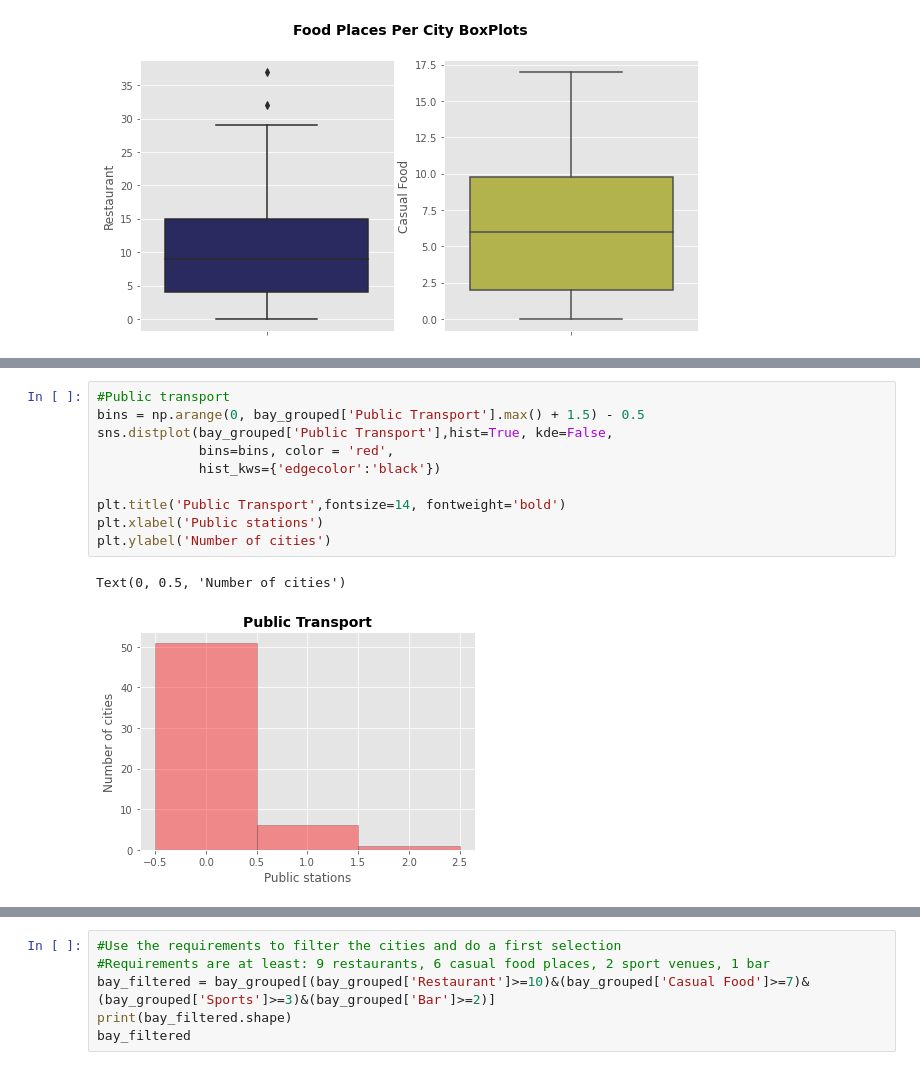
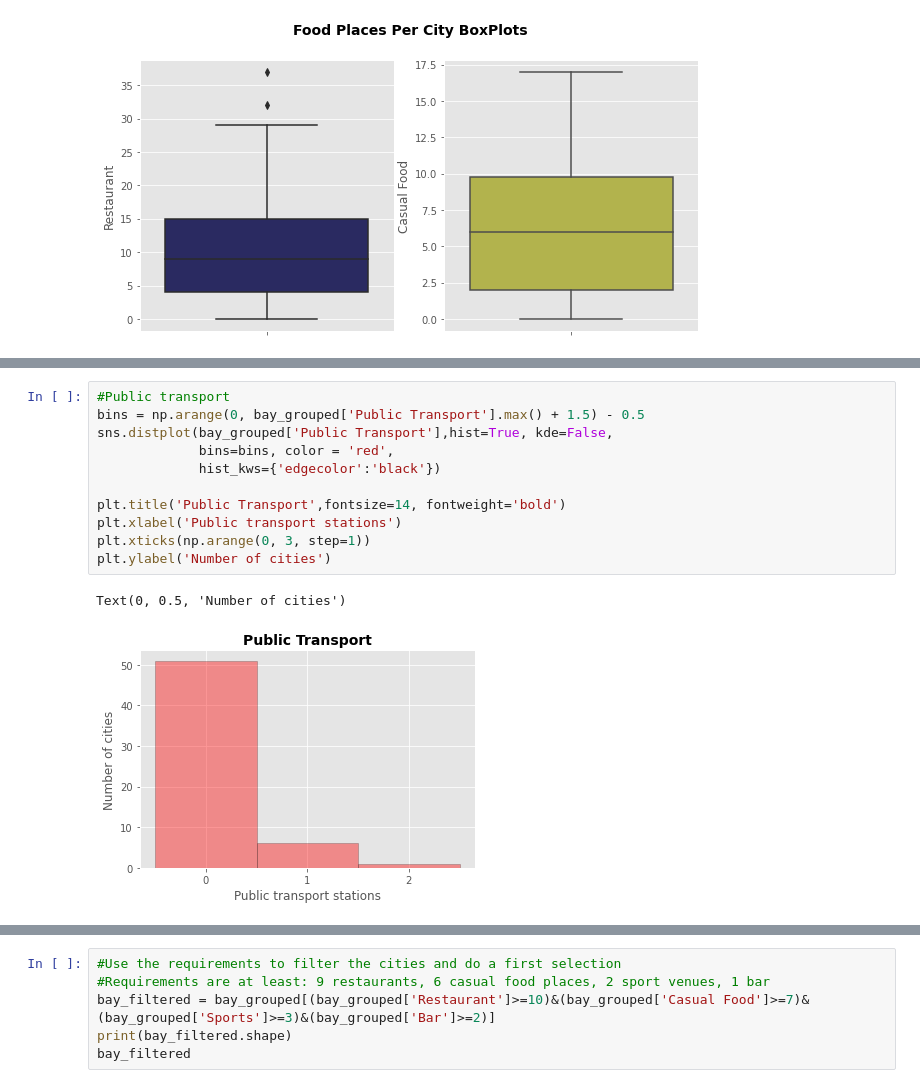
Before and after one commit to jgarcia-garcia/Coursera_Capstone, a Jupyter notebook: Best_Office_Location_SFBayArea.ipynb, the cells around one changed output, grey strips where cells are left out. Drawn from its saved outputs; the diff is of its cells as text.

```diff
--- a/Best_Office_Location_SFBayArea.ipynb
+++ b/Best_Office_Location_SFBayArea.ipynb
@@ -598,16 +608,17 @@ sns.boxplot(y=toronto_grouped['Sports'],ax=axes[1], color = 'green',saturation=0
 # %%
 #Public transport
 bins = np.arange(0, bay_grouped['Public Transport'].max() + 1.5) - 0.5
 sns.distplot(bay_grouped['Public Transport'],hist=True, kde=False,
              bins=bins, color = 'red',
              hist_kws={'edgecolor':'black'})
 
 plt.title('Public Transport',fontsize=14, fontweight='bold')
-plt.xlabel('Public stations')
+plt.xlabel('Public transport stations')
+plt.xticks(np.arange(0, 3, step=1))
 plt.ylabel('Number of cities')
 # %% [output]
 Text(0, 0.5, 'Number of cities')
-[figure, old version]
+[figure, new version]
 # %%
 #Bars
 fig, axes = plt.subplots(1, 2, figsize=(10,5))
```
Also changed, not shown: parts of 17 cells of this notebook.
